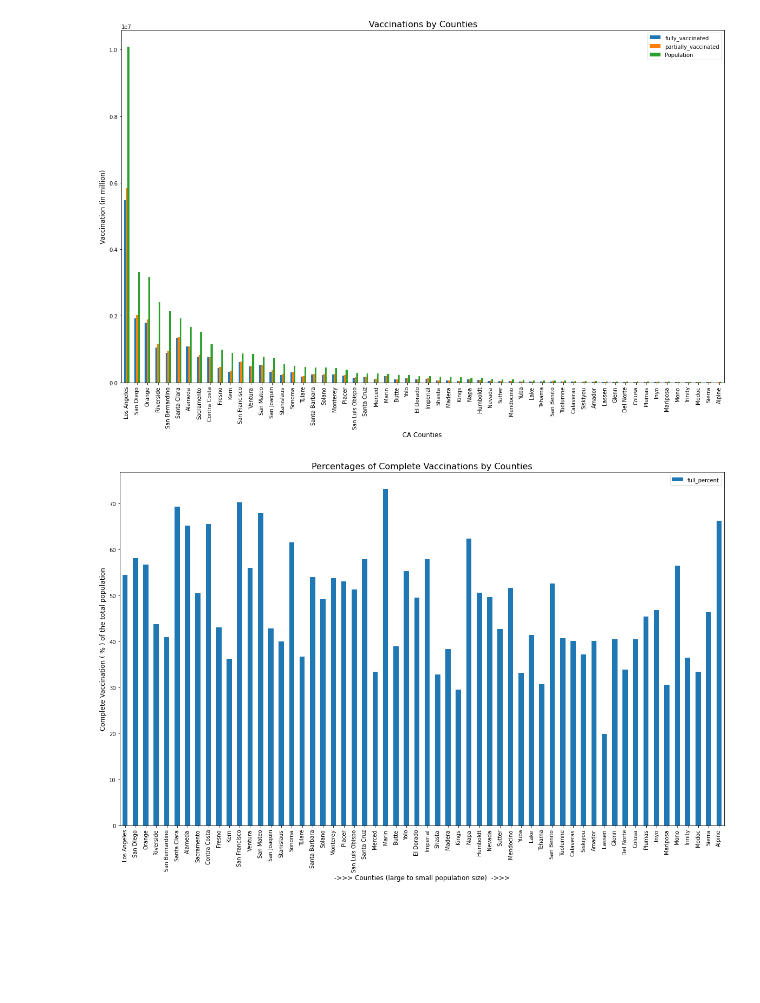
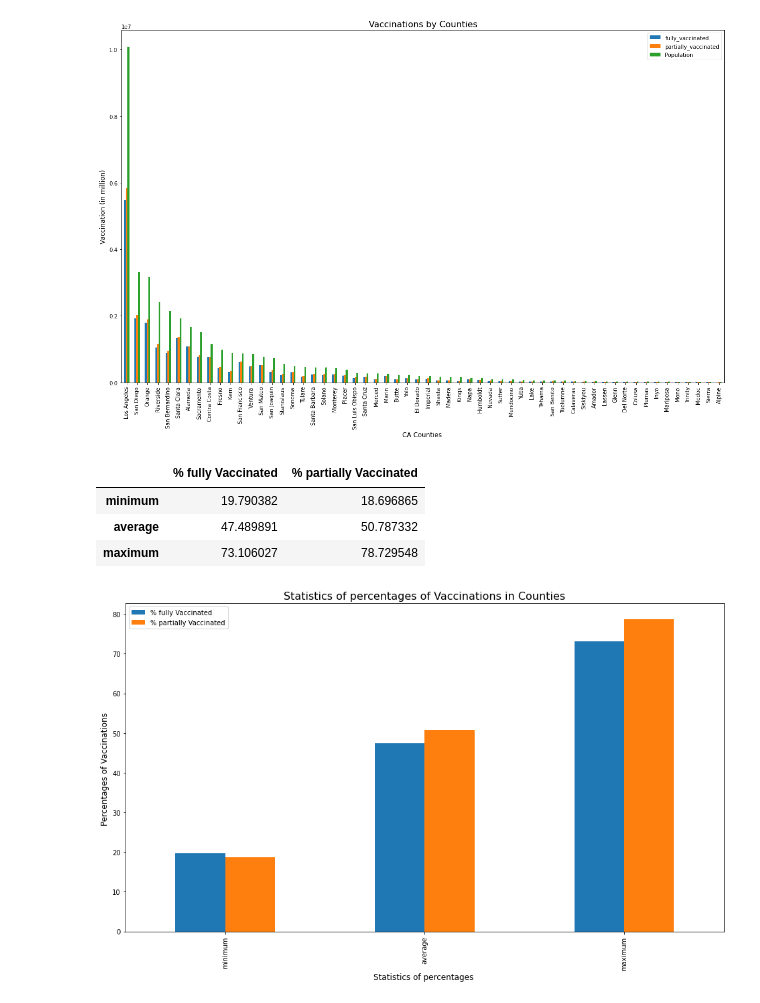
Before and after one commit to KristianSHamilton/CovidVaccinationInCalifornia, a Jupyter notebook: group_project_1.ipynb, the cells around one changed output. Saved outputs shown, nothing was run; the diff lists cells and outputs as text; code cells hidden in the pictures; blank space fills up the shorter version.

```diff
--- a/group_project_1.ipynb
+++ b/group_project_1.ipynb
@@ -299,17 +295,52 @@ county_pop_vac_data['partially_vaccinated'] = county_pop_vac_data['partially_vac
 county_pop_vac_data['full_percent'] = (county_pop_vac_data['fully_vaccinated'] / county_pop_vac_data['Population']) * 100
 county_pop_vac_data['partial_percent'] = (county_pop_vac_data['partially_vaccinated'] / county_pop_vac_data['Population']) * 100
 
-# county_pop_vac_data['full_percent']
-# county_pop_vac_data['partial_percent']
+county_pop_vac_data['pop_percent'] = (county_pop_vac_data['Population'] / county_pop_vac_data['Population'].sum()) * 100
+
+
+average_pop = county_pop_vac_data['Population'].mean()
+average_full = county_pop_vac_data['full_percent'].mean()
+average_partial = county_pop_vac_data['partial_percent'].mean()
+
+min_pop = county_pop_vac_data['Population'].min()
+min_full = county_pop_vac_data['full_percent'].min()
+min_partial = county_pop_vac_data['partial_percent'].min()
+
+max_pop = county_pop_vac_data['Population'].max()
+max_full = county_pop_vac_data['full_percent'].max()
+max_partial = county_pop_vac_data['partial_percent'].max()
+
+# full_stat = county_pop_vac_data['full_percent'].describe()
+# partial_stat = county_pop_vac_data['partial_percent'].describe()
+# pop_stat = county_pop_vac_data['pop_percent'].describe()
+
+vac_stat = pd.DataFrame({
+                        "% fully Vaccinated": {'minimum': min_full, 'average': average_full, 'maximum':max_full},
+                        "% partially Vaccinated": {'minimum': min_partial, 'average': average_partial, 'maximum':max_partial}
+})
+
+
+# vac_stat = pd.DataFrame({
+#                         "population" : pop_stat.map("{:,.2f}".format),
+#                         "fully Vaccinated": full_stat.map("{:,.2f}".format),
+#                         "Partially Vaccinated": partial_stat.map("{:,.2f}".format)})
+vac_stat
+# %% [output]
+|  | % fully Vaccinated | % partially Vaccinated |
+| minimum | 19.790382 | 18.696865 |
+| average | 47.489891 | 50.787332 |
+| maximum | 73.106027 | 78.729548 |
 # %%
-county_pop_vac_data.plot(x="county", y = ['full_percent'], kind="bar", figsize=(20,12))
+vac_stat.plot(y = ['% fully Vaccinated', '% partially Vaccinated'], kind='bar', figsize=(16,9))
 
-plt.xlabel(" ->>> Counties (large to small population size)  ->>> ",fontsize = 12)
-plt.ylabel("Complete Vaccination ( % ) of the total population",fontsize = 12)
-plt.title("Percentages of Complete Vaccinations by Counties",fontsize = 16)
+plt.xlabel("Statistics of percentages ",fontsize = 12)
+plt.ylabel("Percentages of Vaccinations ",fontsize = 12)
+plt.title("Statistics of percentages of Vaccinations in Counties",fontsize = 16)
+
+plt.savefig("./Statistics of percentages of Vaccinations in Counties (complete and partial).png")
 plt.show()
 # %% [output]
-[figure, old version]
+[figure, new version]
 # %%
 # Perform a linear regression on population versus complete vaccination
 x_value = county_pop_vac_data['Population']/1000
```
Also changed, not shown: parts of 16 cells of this notebook.
